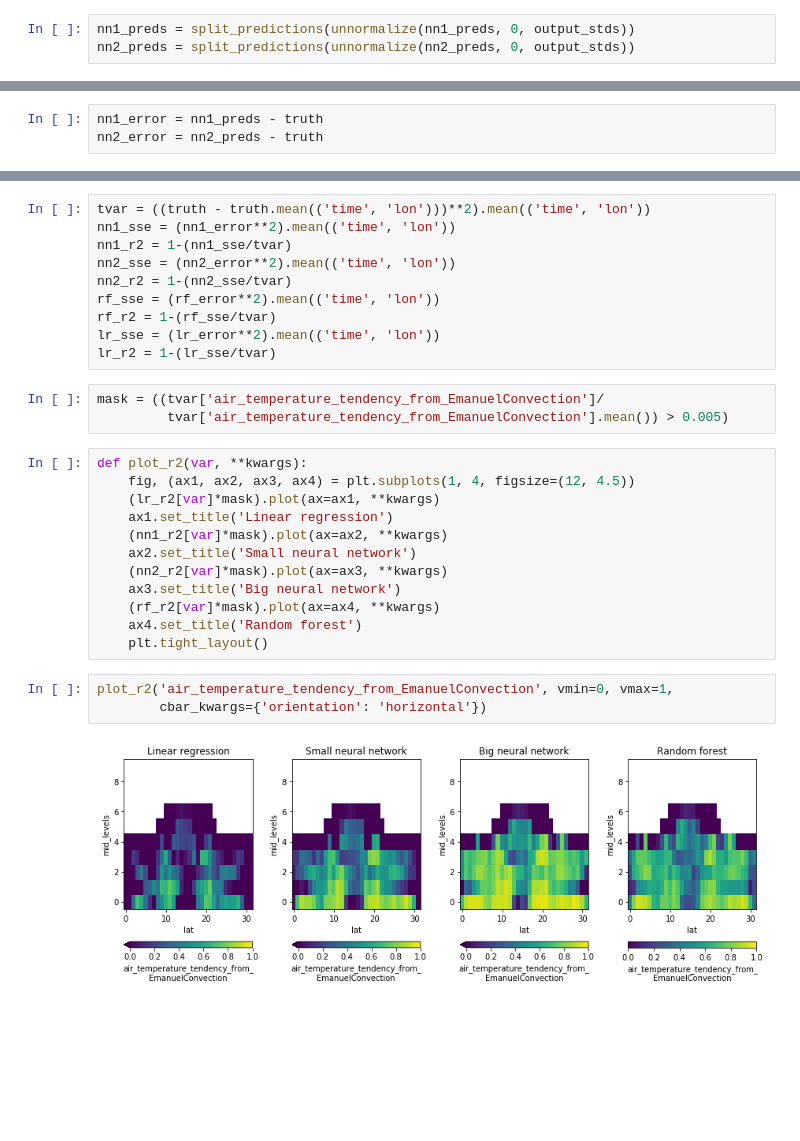
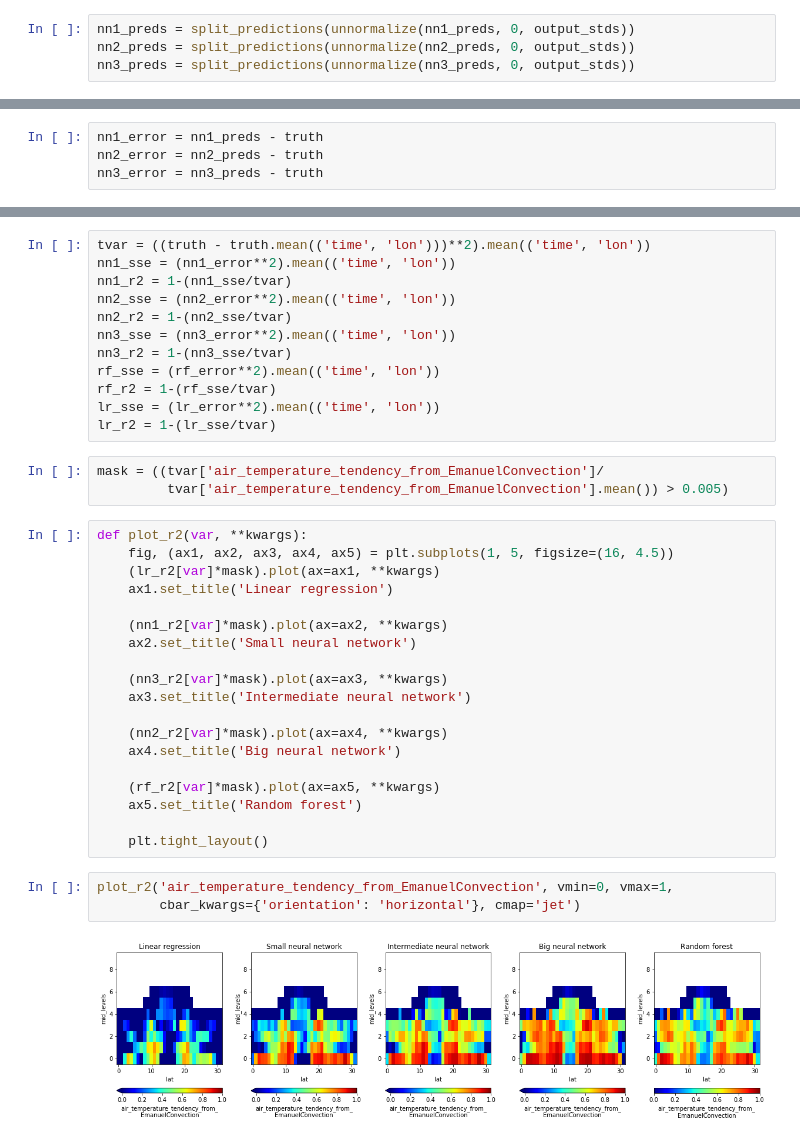
Before and after one commit to raspstephan/CliMT-ML, a Jupyter notebook: 2.0-Train-ML-models.ipynb, the cells around one changed output, grey strips where cells are left out. Cells and saved outputs as stored; diff of their text form; blank space fills up the shorter version.

```diff
--- a/2.0-Train-ML-models.ipynb
+++ b/2.0-Train-ML-models.ipynb
@@ -266,6 +318,7 @@ nn2_preds.shape
 # %%
 nn1_preds = split_predictions(unnormalize(nn1_preds, 0, output_stds))
 nn2_preds = split_predictions(unnormalize(nn2_preds, 0, output_stds))
+nn3_preds = split_predictions(unnormalize(nn3_preds, 0, output_stds))
 # %%
 rf_preds = split_predictions(rf.predict(X_valid))
 # %% [output]
@@ -287,6 +340,7 @@ truth = split_predictions(Y_valid)
 # %%
 nn1_error = nn1_preds - truth
 nn2_error = nn2_preds - truth
+nn3_error = nn3_preds - truth
 # %%
 rf_error = rf_preds - truth
 # %%
@@ -333,6 +387,8 @@ nn1_sse = (nn1_error**2).mean(('time', 'lon'))
 nn1_r2 = 1-(nn1_sse/tvar)
 nn2_sse = (nn2_error**2).mean(('time', 'lon'))
 nn2_r2 = 1-(nn2_sse/tvar)
+nn3_sse = (nn3_error**2).mean(('time', 'lon'))
+nn3_r2 = 1-(nn3_sse/tvar)
 rf_sse = (rf_error**2).mean(('time', 'lon'))
 rf_r2 = 1-(rf_sse/tvar)
 lr_sse = (lr_error**2).mean(('time', 'lon'))
@@ -342,21 +398,28 @@ mask = ((tvar['air_temperature_tendency_from_EmanuelConvection']/
          tvar['air_temperature_tendency_from_EmanuelConvection'].mean()) > 0.005)
 # %%
 def plot_r2(var, **kwargs):
-    fig, (ax1, ax2, ax3, ax4) = plt.subplots(1, 4, figsize=(12, 4.5))
+    fig, (ax1, ax2, ax3, ax4, ax5) = plt.subplots(1, 5, figsize=(16, 4.5))
     (lr_r2[var]*mask).plot(ax=ax1, **kwargs)
     ax1.set_title('Linear regression')
+
     (nn1_r2[var]*mask).plot(ax=ax2, **kwargs)
     ax2.set_title('Small neural network')
-    (nn2_r2[var]*mask).plot(ax=ax3, **kwargs)
-    ax3.set_title('Big neural network')
-    (rf_r2[var]*mask).plot(ax=ax4, **kwargs)
-    ax4.set_title('Random forest')
+
+    (nn3_r2[var]*mask).plot(ax=ax3, **kwargs)
+    ax3.set_title('Intermediate neural network')
+
+    (nn2_r2[var]*mask).plot(ax=ax4, **kwargs)
+    ax4.set_title('Big neural network')
+
+    (rf_r2[var]*mask).plot(ax=ax5, **kwargs)
+    ax5.set_title('Random forest')
+
     plt.tight_layout()
 # %%
 plot_r2('air_temperature_tendency_from_EmanuelConvection', vmin=0, vmax=1,
-        cbar_kwargs={'orientation': 'horizontal'})
+        cbar_kwargs={'orientation': 'horizontal'}, cmap='jet')
 # %% [output]
-[figure, old version]
+[figure, new version]
 # %%
 plot_r2('specific_humidity_tendency_from_EmanuelConvection', vmin=0, vmax=1,
         cbar_kwargs={'orientation': 'horizontal'})
```
Also changed, not shown: parts of 12 cells of this notebook, 2 other files.
